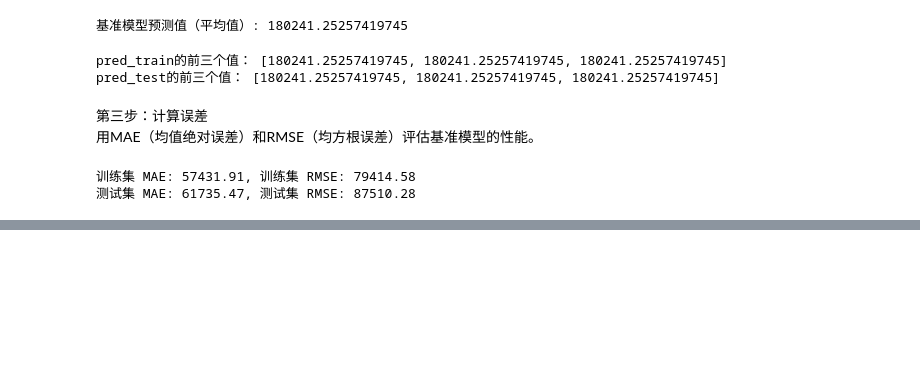
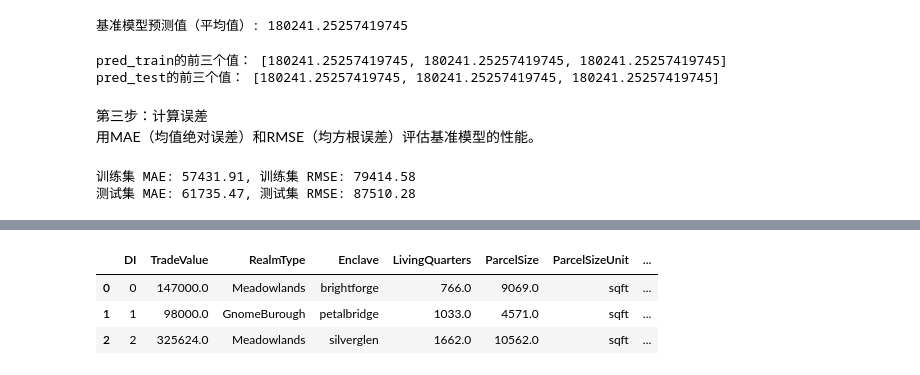
Before and after one commit to Teqden/python-datascience-notes, a Jupyter notebook: self-study/self-study.ipynb, the cells around one changed output, grey strips where cells are left out. Saved outputs shown, nothing was run; the diff lists cells and outputs as text; code cells hidden in the pictures; blank space fills up the shorter version.

Commit message:
merged two datasets

```diff
--- a/self-study/self-study.ipynb
+++ b/self-study/self-study.ipynb
@@ -580,0 +589,9 @@ print(f"测试集 MAE: {mae_test:.2f}, 测试集 RMSE: {rmse_test:.2f}") # 测
+# %%
+df1 = pd.read_csv('../self-study/dataset/set13_it1_cleaned.csv',sep=',')
+df2 = pd.read_csv('../self-study/dataset/set13_it2.csv',sep=',')
+
+# 按DI合并
+dfm = pd.merge(df1, df2, on='DI', how='inner')
+
+# 保存到CSV文件
+dfm.to_csv('../self-study/dataset/set13_it2_merged.csv', index=False)
@@ -580,0 +617,7 @@ print(f"测试集 MAE: {mae_test:.2f}, 测试集 RMSE: {rmse_test:.2f}") # 测
+# %%
+dfm.head(3)
+# %% [output]
+|  | DI | TradeValue | RealmType | Enclave | LivingQuarters | ParcelSize | ParcelSizeUnit | ... |
+| 0 | 0 | 147000.0 | Meadowlands | brightforge | 766.0 | 9069.0 | sqft | ... |
+| 1 | 1 | 98000.0 | GnomeBurough | petalbridge | 1033.0 | 4571.0 | sqft | ... |
+| 2 | 2 | 325624.0 | Meadowlands | silverglen | 1662.0 | 10562.0 | sqft | ... |
```
Also changed, not shown: parts of 2 cells of this notebook, 1 other file.
